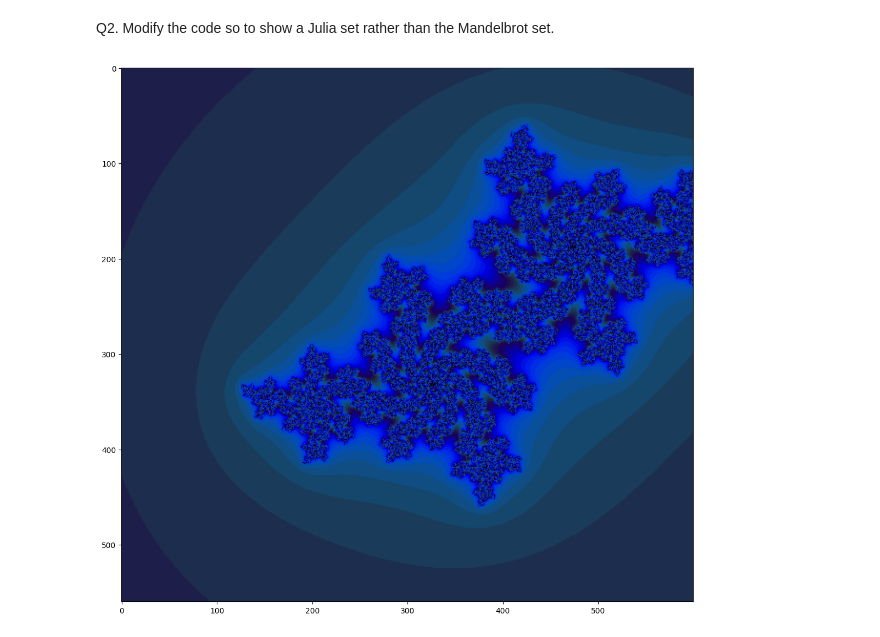
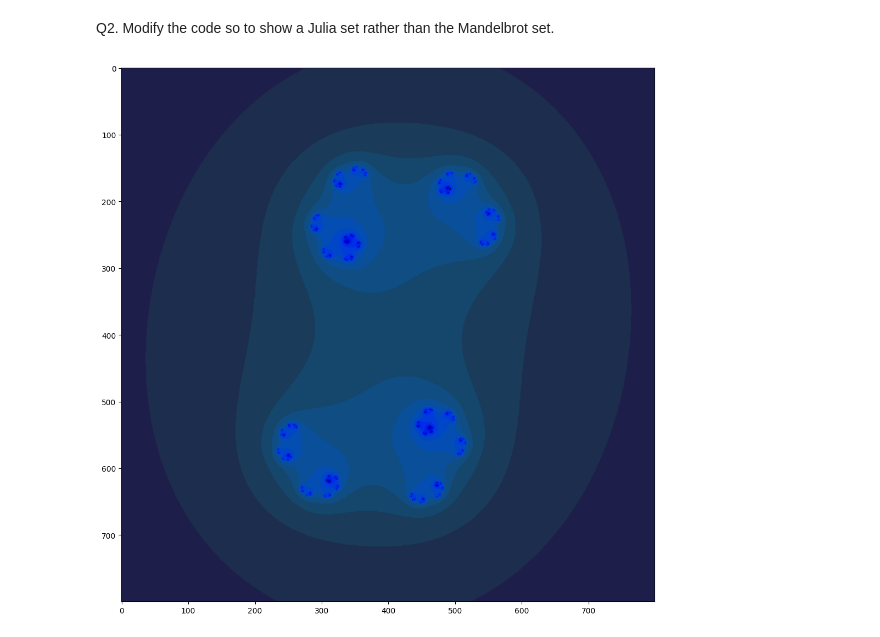
Before and after one commit to YifeiZhang233eV/Fractals, a Jupyter notebook: Fractal.ipynb, the cells around one changed output. Saved outputs shown, nothing was run; the diff lists cells and outputs as text; code cells hidden in the pictures.

Commit message:
Created using Colab - Updates part2: changes the c-value of Julia.

```diff
--- a/Fractal.ipynb
+++ b/Fractal.ipynb
@@ -139,11 +141,12 @@ Q1. High resolution computation of the set by decreasing the mgrid spacing and z
 # %%
 # Use NumPy to create a 2D array of complex numbers on [-2,2]x[-2,2]
 Y, X = np.mgrid[0.05:0.25:0.0001, -0.85:-0.65:0.0001]
+# [x:y:z] - change x & y to choose a section, change z to choose a resolution ratio
 
 # load into PyTorch tensors
 x = torch.Tensor(X)
 y = torch.Tensor(Y)
-z = torch.complex(x, y) #生成的是一个复数的tensor z=x+yi(实部+虚部)
+z = torch.complex(x, y) # Complex tensor z=x+yi
 zs = z.clone() #Updated!
 ns = torch.zeros_like(z)
 
@@ -153,7 +156,7 @@ zs = zs.to(device)
 ns = ns.to(device)
 
 #Mandelbrot Set
-for i in range(200): #200控制迭代的次数
+for i in range(200):
     #Compute the new values of z: z^2 + x
     zs_ = zs*zs + z
     #Have we diverged with this new value?
@@ -168,13 +171,19 @@ fig = plt.figure(figsize=(16,10))
 def processFractal(a):
     """Display an array of iteration counts as a
     colorful picture of a fractal."""
-    a_cyclic = (6.28*a/20.0).reshape(list(a.shape)+[1]) #通过迭代次数a进行周期性变换，生成用于着色的周期性的值a
+
+    if np.iscomplexobj(a): # to solve a complex warning
+        a = np.abs(a)
+
+    # The periodic value a for coloring is generated by periodic transformation
+    # through iteration number a
+    a_cyclic = (6.28*a/20.0).reshape(list(a.shape)+[1])
     img = np.concatenate([10+20*np.cos(a_cyclic),
     30+50*np.sin(a_cyclic),
     155-80*np.cos(a_cyclic)], 2)
     img[a==a.max()] = 0
     a = img
-    a = np.uint8(np.clip(a, 0, 255)) #把图像数据进行裁剪到[0, 255]
+    a = np.uint8(np.clip(a, 0, 255))
     return a
 
 plt.imshow(processFractal(ns.cpu().numpy()))
@@ -218,21 +196,58 @@ for i in range(200):
 # %%
+# Use NumPy to create a 2D array of complex numbers on [-2,2]x[-2,2]
+Y, X = np.mgrid[-2:2:0.005, -2:2:0.005]
+
+# load into PyTorch tensors
+x = torch.Tensor(X)
+y = torch.Tensor(Y)
+z = torch.complex(x, y) #important!
+
+# A fixed parameter c
+# let c = 0.7 + 0.27015i
+c_r = torch.Tensor([0.7]) # real part
+c_i = torch.Tensor([0.27015]) # imaginary part
+c = torch.complex(c_r, c_i)
+
+zs = z.clone() #Updated!
+ns = torch.zeros_like(z)
+
+# transfer to the GPU device
+z = z.to(device)
+zs = zs.to(device)
+ns = ns.to(device)
+c = c.to(device)
+
+#Julia Set
+for i in range(200):
+    #Compute the new values of z: z^2 + c
+    zs_ = zs*zs + c
+    #Have we diverged with this new value?
+    not_diverged = torch.abs(zs_) < 4.0    # Why < 4.0????
+    #Update variables to compute
+    ns += not_diverged
+    zs = zs_
+
 #plot
 fig = plt.figure(figsize=(16,10))
 
 def processFractal(a):
     """Display an array of iteration counts as a
     colorful picture of a fractal."""
+
+    if np.iscomplexobj(a): # to solve a complex warning
+        a = np.abs(a)
+
     a_cyclic = (6.28*a/20.0).reshape(list(a.shape)+[1])
     img = np.concatenate([10+20*np.cos(a_cyclic),
     30+50*np.sin(a_cyclic),
     155-80*np.cos(a_cyclic)], 2)
     img[a==a.max()] = 0
     a = img
     a = np.uint8(np.clip(a, 0, 255))
     return a
 
-plt.imshow(processFractal(ns.cpu().numpy()).extent(-1.5, 1.5, -1.5, 1.5))
+plt.imshow(processFractal(ns.cpu().numpy()))
 plt.tight_layout(pad=0)
 plt.show()
 # %% [output]
-[figure, old version]
+[figure, new version]
```
Also changed, not shown: parts of 13 cells of this notebook.
